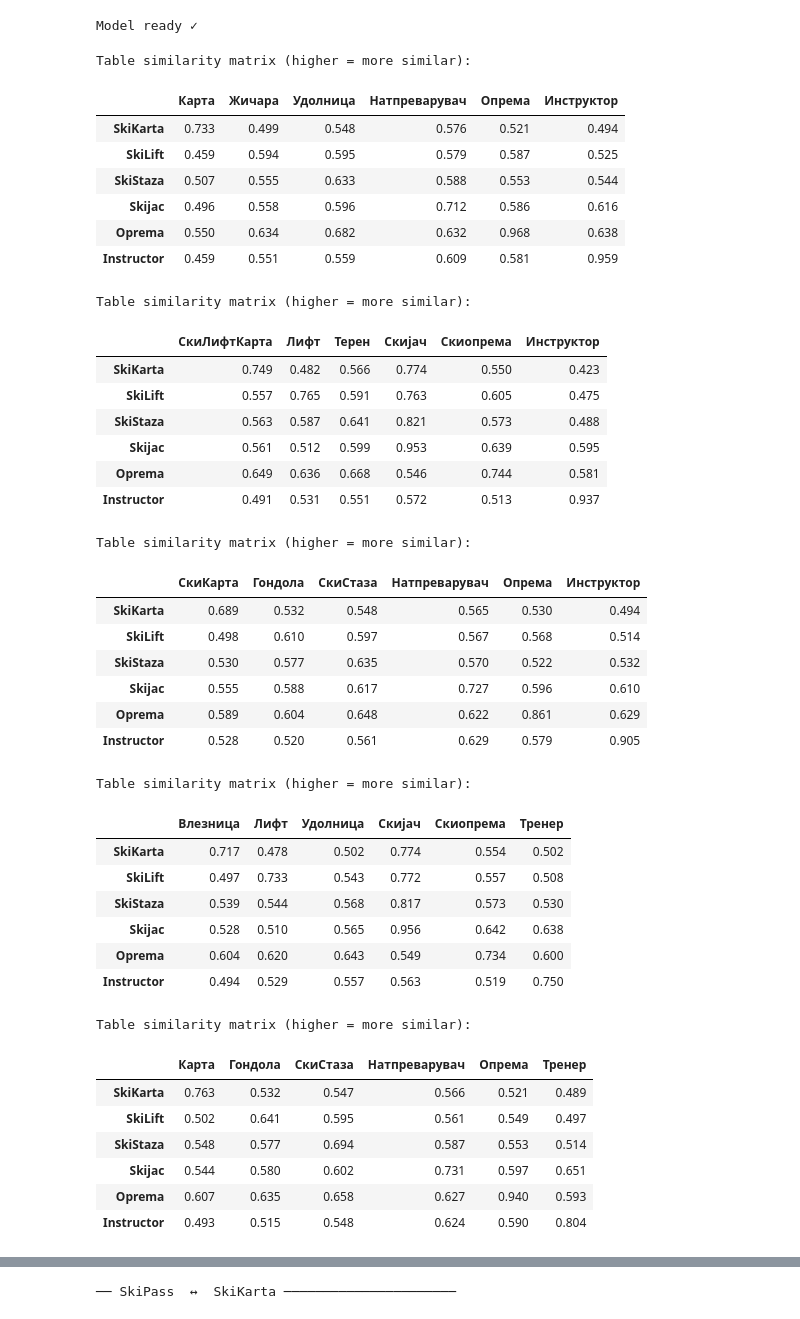
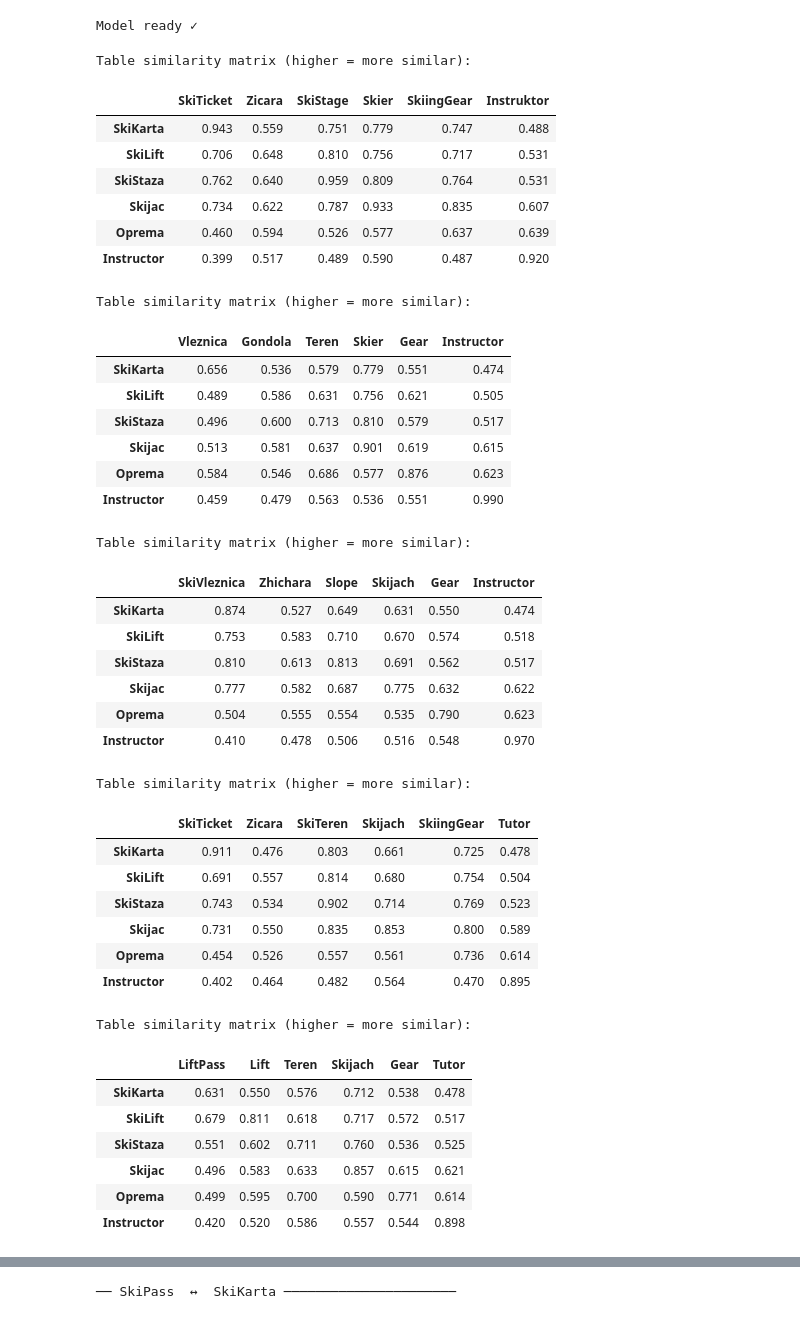
Before and after one commit to DzoDzo/TasteModelo, a Jupyter notebook: table-attribute-matcher_ef7127eb-5dc0-48dc-a2f4-c9e1148df48d.ipynb, the cells around one changed output, grey strips where cells are left out. Cells and saved outputs as stored; diff of their text form; code cells hidden in the pictures.

Commit message:
Table match testing on 20 generated example

```diff
--- a/table-attribute-matcher_ef7127eb-5dc0-48dc-a2f4-c9e1148df48d.ipynb
+++ b/table-attribute-matcher_ef7127eb-5dc0-48dc-a2f4-c9e1148df48d.ipynb
@@ -362,8 +362,8 @@ schemas = generate_latin_and_cyrillic_variations(
     attribute_names_lat=attribute_names_lat,
     entity_names_cyr=entity_names_cyr,
     attribute_names_cyr=attribute_names_cyr,
-    max_latin=10,
-    max_cyrillic=10,
+    max_latin=20,
+    max_cyrillic=20,
     seed=42
 )
 
@@ -618,71 +618,71 @@ def build_table_similarity_matrix(model, professor: dict, student: dict):
     n_p, n_s = len(prof_tables), len(stud_tables)
     matrix = np.zeros((n_p, n_s))
 
     for i, j in product(range(n_p), range(n_s)):
         pt, st = prof_tables[i], stud_tables[j]
         name_sim   = cosine(prof_name_embs[i], stud_name_embs[j])
         attr_sim   = attribute_set_similarity(model, professor[pt], student[st])
         struct_sim = structural_similarity(professor[pt], student[st])
         type_sim   = type_distribution_similarity(professor[pt], student[st])  # NEW
         matrix[i, j] = (W_NAME   * name_sim
                        + W_ATTRS  * attr_sim
                        + W_STRUCT * struct_sim
                        + W_TYPES  * type_sim)                                  # NEW
 
     return matrix, prof_tables, stud_tables
 
-for shema in schemas["cyrillic"]: #latin vo cyrillic
+for shema in schemas["latin"]: #latin vo cyrillic
     sim_matrix, prof_tables, stud_tables = build_table_similarity_matrix(
         model, PROFESSOR_SCHEMA, shema
     )
 
 
     df_sim = pd.DataFrame(sim_matrix, index=prof_tables, columns=stud_tables)
     print('Table similarity matrix (higher = more similar):\n')
 
     display(df_sim.style
         .background_gradient(cmap='YlGn', vmin=0, vmax=1)
         .format('{:.3f}')
     )
 # %% [output]
 Table similarity matrix (higher = more similar):
-|  | Карта | Жичара | Удолница | Натпреварувач | Опрема | Инструктор |
-| SkiKarta | 0.733 | 0.499 | 0.548 | 0.576 | 0.521 | 0.494 |
-| SkiLift | 0.459 | 0.594 | 0.595 | 0.579 | 0.587 | 0.525 |
-| SkiStaza | 0.507 | 0.555 | 0.633 | 0.588 | 0.553 | 0.544 |
-| Skijac | 0.496 | 0.558 | 0.596 | 0.712 | 0.586 | 0.616 |
-| Oprema | 0.550 | 0.634 | 0.682 | 0.632 | 0.968 | 0.638 |
-| Instructor | 0.459 | 0.551 | 0.559 | 0.609 | 0.581 | 0.959 |
+|  | SkiTicket | Zicara | SkiStage | Skier | SkiingGear | Instruktor |
+| SkiKarta | 0.943 | 0.559 | 0.751 | 0.779 | 0.747 | 0.488 |
+| SkiLift | 0.706 | 0.648 | 0.810 | 0.756 | 0.717 | 0.531 |
+| SkiStaza | 0.762 | 0.640 | 0.959 | 0.809 | 0.764 | 0.531 |
+| Skijac | 0.734 | 0.622 | 0.787 | 0.933 | 0.835 | 0.607 |
+| Oprema | 0.460 | 0.594 | 0.526 | 0.577 | 0.637 | 0.639 |
+| Instructor | 0.399 | 0.517 | 0.489 | 0.590 | 0.487 | 0.920 |
 Table similarity matrix (higher = more similar):
-|  | СкиЛифтКарта | Лифт | Терен | Скијач | Скиопрема | Инструктор |
-| SkiKarta | 0.749 | 0.482 | 0.566 | 0.774 | 0.550 | 0.423 |
-| SkiLift | 0.557 | 0.765 | 0.591 | 0.763 | 0.605 | 0.475 |
-| SkiStaza | 0.563 | 0.587 | 0.641 | 0.821 | 0.573 | 0.488 |
-| Skijac | 0.561 | 0.512 | 0.599 | 0.953 | 0.639 | 0.595 |
-| Oprema | 0.649 | 0.636 | 0.668 | 0.546 | 0.744 | 0.581 |
-| Instructor | 0.491 | 0.531 | 0.551 | 0.572 | 0.513 | 0.937 |
+|  | Vleznica | Gondola | Teren | Skier | Gear | Instructor |
+| SkiKarta | 0.656 | 0.536 | 0.579 | 0.779 | 0.551 | 0.474 |
+| SkiLift | 0.489 | 0.586 | 0.631 | 0.756 | 0.621 | 0.505 |
+| SkiStaza | 0.496 | 0.600 | 0.713 | 0.810 | 0.579 | 0.517 |
+| Skijac | 0.513 | 0.581 | 0.637 | 0.901 | 0.619 | 0.615 |
+| Oprema | 0.584 | 0.546 | 0.686 | 0.577 | 0.876 | 0.623 |
+| Instructor | 0.459 | 0.479 | 0.563 | 0.536 | 0.551 | 0.990 |
 Table similarity matrix (higher = more similar):
-|  | СкиКарта | Гондола | СкиСтаза | Натпреварувач | Опрема | Инструктор |
-| SkiKarta | 0.689 | 0.532 | 0.548 | 0.565 | 0.530 | 0.494 |
-| SkiLift | 0.498 | 0.610 | 0.597 | 0.567 | 0.568 | 0.514 |
-| SkiStaza | 0.530 | 0.577 | 0.635 | 0.570 | 0.522 | 0.532 |
-| Skijac | 0.555 | 0.588 | 0.617 | 0.727 | 0.596 | 0.610 |
-| Oprema | 0.589 | 0.604 | 0.648 | 0.622 | 0.861 | 0.629 |
-| Instructor | 0.528 | 0.520 | 0.561 | 0.629 | 0.579 | 0.905 |
+|  | SkiVleznica | Zhichara | Slope | Skijach | Gear | Instructor |
+| SkiKarta | 0.874 | 0.527 | 0.649 | 0.631 | 0.550 | 0.474 |
+| SkiLift | 0.753 | 0.583 | 0.710 | 0.670 | 0.574 | 0.518 |
+| SkiStaza | 0.810 | 0.613 | 0.813 | 0.691 | 0.562 | 0.517 |
+| Skijac | 0.777 | 0.582 | 0.687 | 0.775 | 0.632 | 0.622 |
+| Oprema | 0.504 | 0.555 | 0.554 | 0.535 | 0.790 | 0.623 |
+| Instructor | 0.410 | 0.478 | 0.506 | 0.516 | 0.548 | 0.970 |
 Table similarity matrix (higher = more similar):
-|  | Влезница | Лифт | Удолница | Скијач | Скиопрема | Тренер |
-| SkiKarta | 0.717 | 0.478 | 0.502 | 0.774 | 0.554 | 0.502 |
-| SkiLift | 0.497 | 0.733 | 0.543 | 0.772 | 0.557 | 0.508 |
-| SkiStaza | 0.539 | 0.544 | 0.568 | 0.817 | 0.573 | 0.530 |
-| Skijac | 0.528 | 0.510 | 0.565 | 0.956 | 0.642 | 0.638 |
-| Oprema | 0.604 | 0.620 | 0.643 | 0.549 | 0.734 | 0.600 |
-| Instructor | 0.494 | 0.529 | 0.557 | 0.563 | 0.519 | 0.750 |
+|  | SkiTicket | Zicara | SkiTeren | Skijach | SkiingGear | Tutor |
+| SkiKarta | 0.911 | 0.476 | 0.803 | 0.661 | 0.725 | 0.478 |
+| SkiLift | 0.691 | 0.557 | 0.814 | 0.680 | 0.754 | 0.504 |
+| SkiStaza | 0.743 | 0.534 | 0.902 | 0.714 | 0.769 | 0.523 |
+| Skijac | 0.731 | 0.550 | 0.835 | 0.853 | 0.800 | 0.589 |
+| Oprema | 0.454 | 0.526 | 0.557 | 0.561 | 0.736 | 0.614 |
+| Instructor | 0.402 | 0.464 | 0.482 | 0.564 | 0.470 | 0.895 |
 Table similarity matrix (higher = more similar):
-|  | Карта | Гондола | СкиСтаза | Натпреварувач | Опрема | Тренер |
-| SkiKarta | 0.763 | 0.532 | 0.547 | 0.566 | 0.521 | 0.489 |
-| SkiLift | 0.502 | 0.641 | 0.595 | 0.561 | 0.549 | 0.497 |
-| SkiStaza | 0.548 | 0.577 | 0.694 | 0.587 | 0.553 | 0.514 |
-| Skijac | 0.544 | 0.580 | 0.602 | 0.731 | 0.597 | 0.651 |
-| Oprema | 0.607 | 0.635 | 0.658 | 0.627 | 0.940 | 0.593 |
-| Instructor | 0.493 | 0.515 | 0.548 | 0.624 | 0.590 | 0.804 |
+|  | LiftPass | Lift | Teren | Skijach | Gear | Tutor |
+| SkiKarta | 0.631 | 0.550 | 0.576 | 0.712 | 0.538 | 0.478 |
+| SkiLift | 0.679 | 0.811 | 0.618 | 0.717 | 0.572 | 0.517 |
+| SkiStaza | 0.551 | 0.602 | 0.711 | 0.760 | 0.536 | 0.525 |
+| Skijac | 0.496 | 0.583 | 0.633 | 0.857 | 0.615 | 0.621 |
+| Oprema | 0.499 | 0.595 | 0.700 | 0.590 | 0.771 | 0.614 |
+| Instructor | 0.420 | 0.520 | 0.586 | 0.557 | 0.544 | 0.898 |
 Table similarity matrix (higher = more similar):
```
Also changed, not shown: parts of 3 cells of this notebook.
